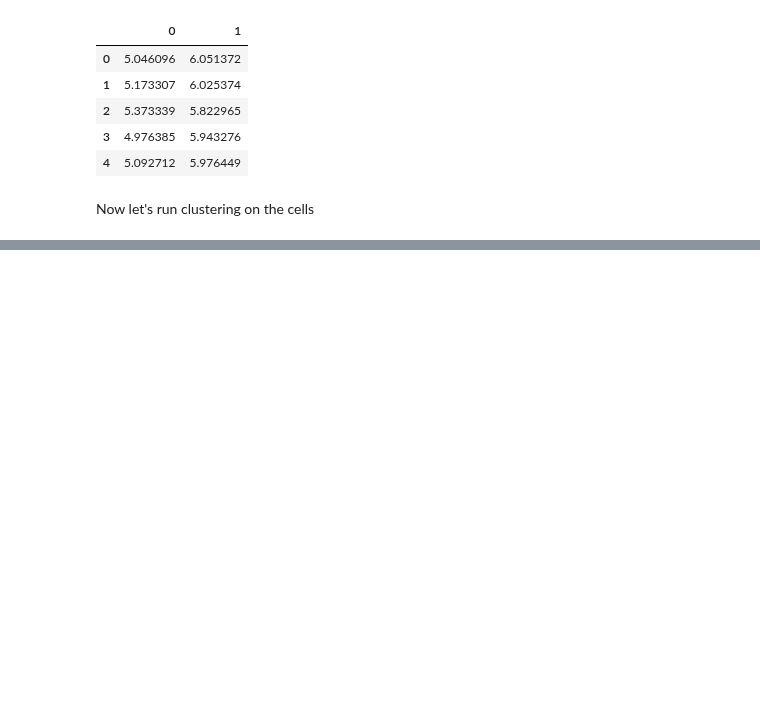
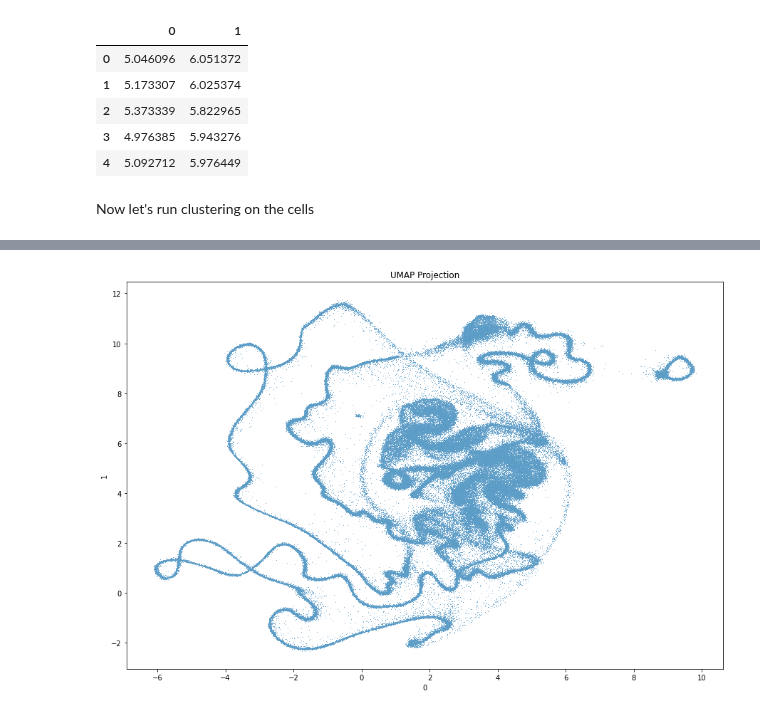
Before and after one commit to jlehrer1/comparative-organoids, a Jupyter notebook: notebooks/reduced_data_clustering_01.ipynb, the cells around one changed output, grey strips where cells are left out. Saved outputs shown, nothing was run; the diff lists cells and outputs as text; code cells hidden in the pictures; blank space fills up the shorter version.

```diff
--- a/notebooks/reduced_data_clustering_01.ipynb
+++ b/notebooks/reduced_data_clustering_01.ipynb
@@ -61,7 +59,7 @@ def two_plot(data):
         palette='bright'
     )
 
-    plt.title(f'UMAP Projection of Primary Data, Colored by Cluster)')
+    plt.title(f'UMAP Projection of Primary Data, Colored by Cluster')
     plt.savefig('umap_cluster.png', dpi=300)
     plt.show()
 
@@ -95,0 +79,3 @@ prim_umap.to_csv('primary_labels_test.csv', index=False)
+# %%
+primary = pd.read_csv('../data/processed/primary_reduction_neighbors_5000_components_2.csv')
+organoid = pd.read_csv('../data/processed/organoid_reduction_neighbors_5000_components_2.csv')
@@ -95,0 +91,21 @@ prim_umap.to_csv('primary_labels_test.csv', index=False)
+# %%
+def two_plot(data):
+    fig, ax = plt.subplots(figsize=(15, 10))
+
+    sns.scatterplot(
+        x='0',
+        y='1',
+        data=data,
+        legend=None,
+        ax=ax,
+        s=1,
+        palette='bright'
+    )
+
+    plt.title(f'UMAP Projection')
+    plt.savefig('umap_cluster.png', dpi=300)
+    plt.show()
+
+two_plot(primary)
+# %% [output]
+[figure, added]
```
Also changed, not shown: parts of 5 cells of this notebook, 5 other files.
